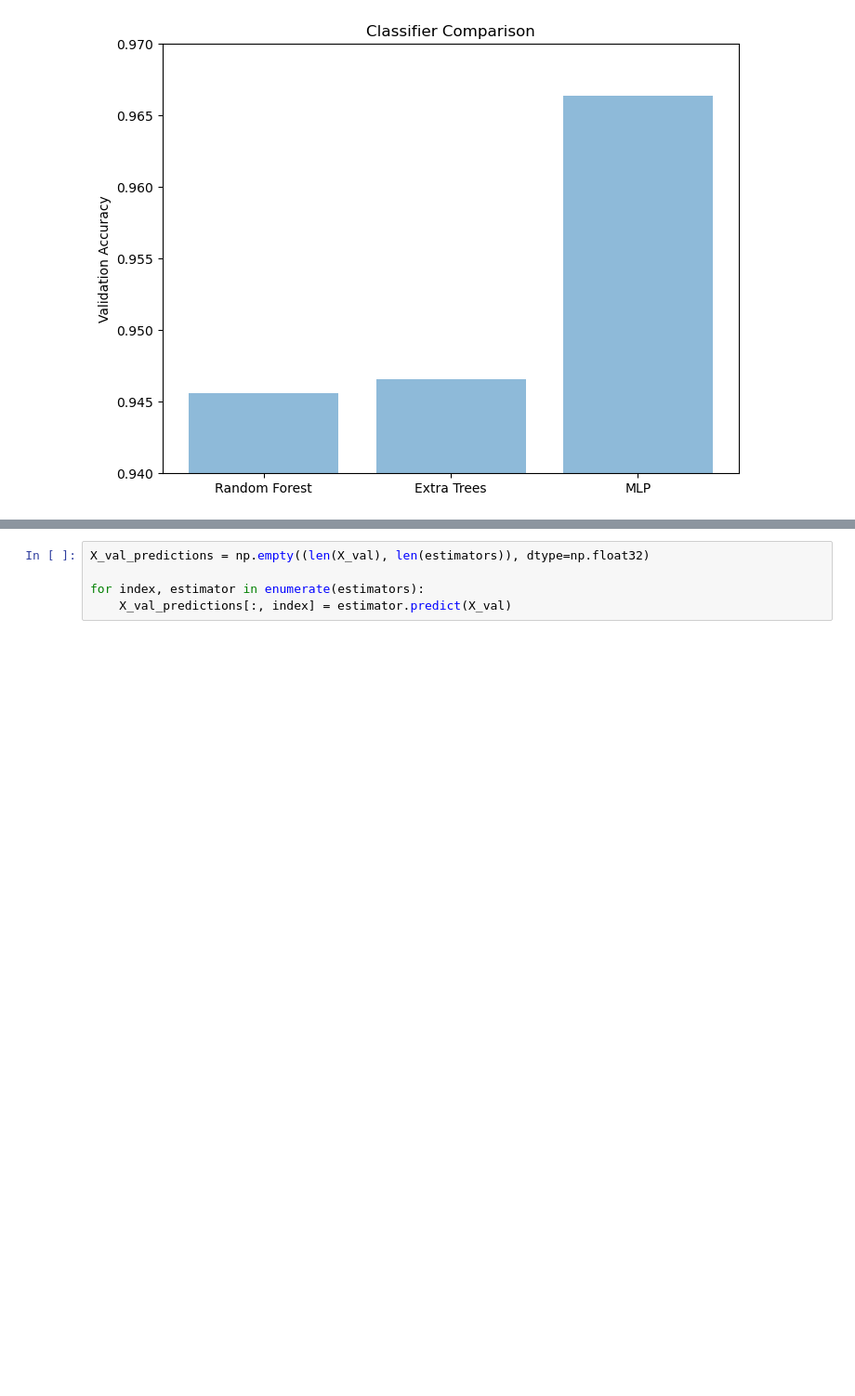
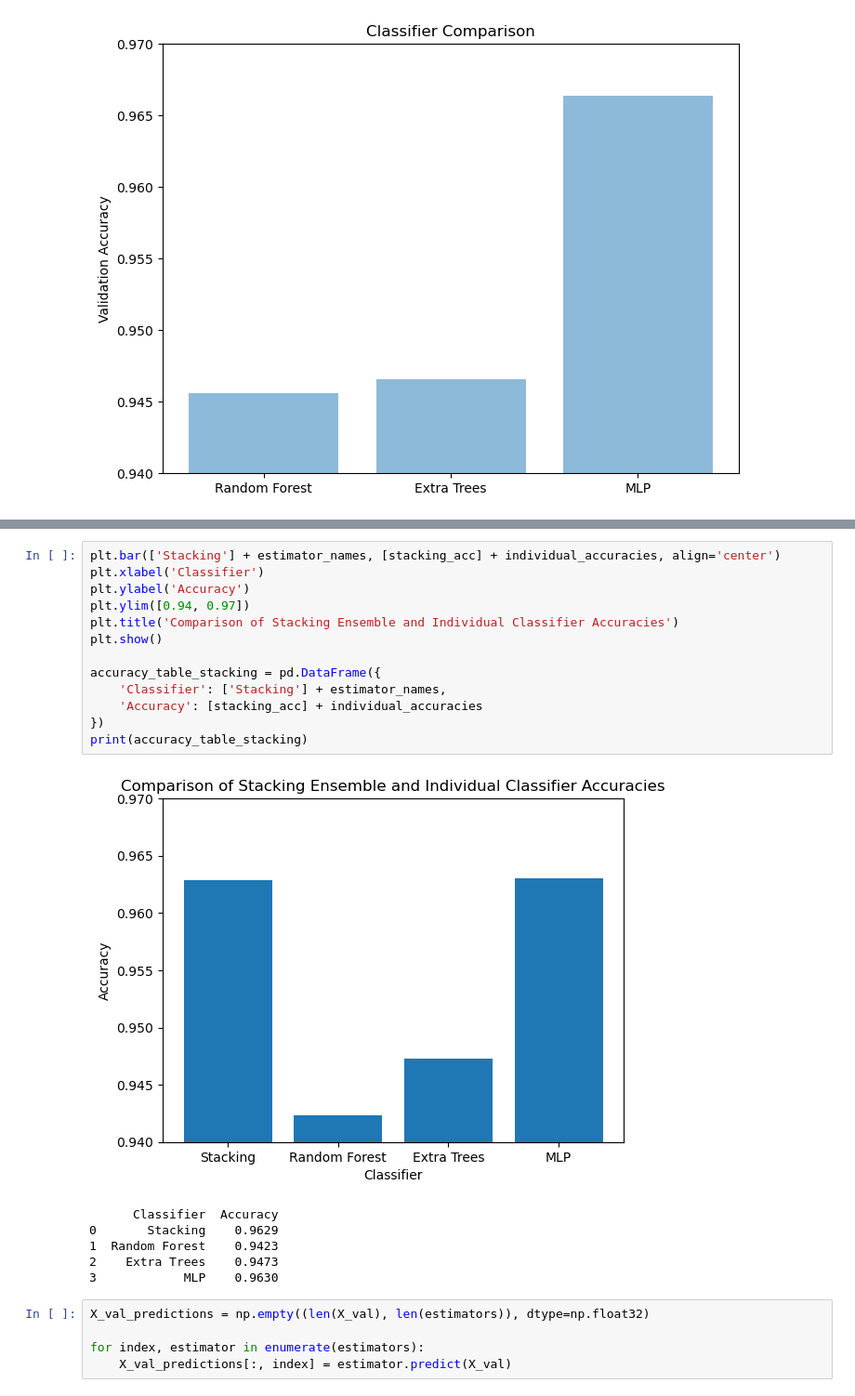
Before and after one commit to ehsanap7/kaggle, a Jupyter notebook: ensemble-learning-comp-8720.ipynb, the cells around one changed output, grey strips where cells are left out. Shown: that part at 93% size. Saved outputs shown, nothing was run; the diff lists cells and outputs as text; blank space fills up the shorter version.

Commit message:
Ensemble Learning Project Version 5

```diff
--- a/ensemble-learning-comp-8720.ipynb
+++ b/ensemble-learning-comp-8720.ipynb
@@ -493,3 +533,23 @@ plt.show()
+# %%
+plt.bar(['Stacking'] + estimator_names, [stacking_acc] + individual_accuracies, align='center')
+plt.xlabel('Classifier')
+plt.ylabel('Accuracy')
+plt.ylim([0.94, 0.97])
+plt.title('Comparison of Stacking Ensemble and Individual Classifier Accuracies')
+plt.show()
+
+accuracy_table_stacking = pd.DataFrame({
+    'Classifier': ['Stacking'] + estimator_names,
+    'Accuracy': [stacking_acc] + individual_accuracies
+})
+print(accuracy_table_stacking)
+# %% [output]
+[figure, added]
+      Classifier  Accuracy
+0       Stacking    0.9629
+1  Random Forest    0.9423
+2    Extra Trees    0.9473
+3            MLP    0.9630
 # %%
 X_val_predictions = np.empty((len(X_val), len(estimators)), dtype=np.float32)
 
```
Also changed, not shown: parts of 2 cells of this notebook.
